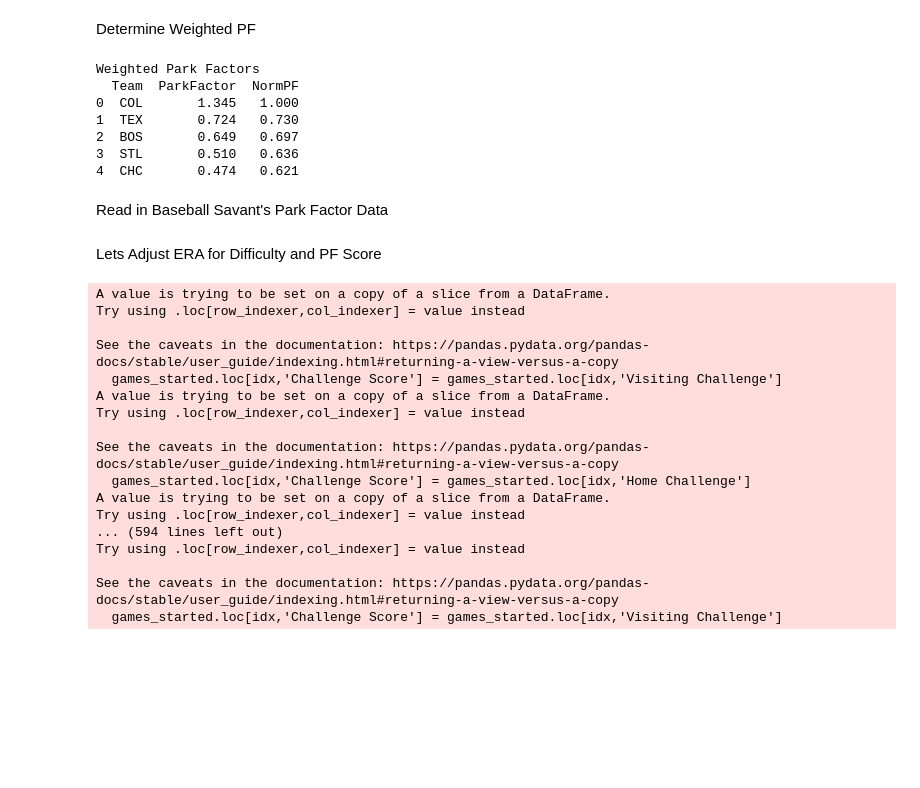
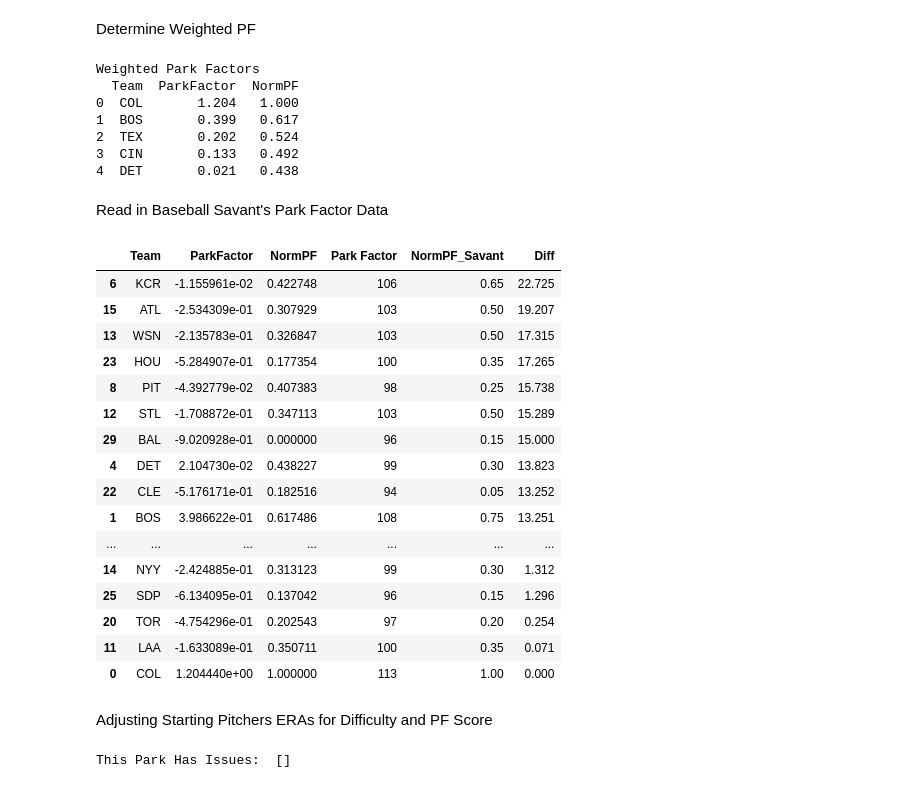
Before and after one commit to conorpwalsh4/LahmanAnalysis, a Jupyter notebook: ballpark_score.ipynb, the cells around one changed output. Cells and saved outputs as stored; diff of their text form; code cells hidden in the pictures; blank space fills up the shorter version.

```diff
--- a/ballpark_score.ipynb
+++ b/ballpark_score.ipynb
@@ -203,13 +221,13 @@ constant = coefficients[0]
 park_factors = []
 
 # Populate the park factor scores
-for team in team_data['Team']:
-    park_factor = coefficients[team_data.index[team_data['Team'] == team][0] * num_feats + 2]
+for team in current_teams['Team'][0:30]:
+    park_factor = coefficients[current_teams.index[current_teams['Team'] == team][0] * num_feats + 2]
     park_factors.append(park_factor)
 
 # Create a new DataFrame with teams and their corresponding park factor scores
 df_park_factors = pd.DataFrame({
-    'Team': team_data['Team'],
+    'Team': current_teams['Team'][0:30],
     'ParkFactor': park_factors
 }).sort_values(by='ParkFactor', ascending= False)
 
@@ -220,11 +238,11 @@ print(round(df_park_factors.sort_values(by='ParkFactor', ascending= False).head(
 # %% [output]
 Weighted Park Factors
   Team  ParkFactor  NormPF
-0  COL       1.345   1.000
-1  TEX       0.724   0.730
-2  BOS       0.649   0.697
-3  STL       0.510   0.636
-4  CHC       0.474   0.621
+0  COL       1.204   1.000
+1  BOS       0.399   0.617
+2  TEX       0.202   0.524
+3  CIN       0.133   0.492
+4  DET       0.021   0.438
 # %% [markdown]
 Read in Baseball Savant's Park Factor Data
 # %%
@@ -235,6 +253,24 @@ JoinPFs = pd.merge(df_park_factors, SavantPF, on='Team')
 JoinPFs = JoinPFs.drop(columns=['Rank'])
 JoinPFs['Diff'] = (abs(JoinPFs['NormPF'] - JoinPFs['NormPF_Savant'])*100).round(3)
 # %%
-JoinPFs.sort_values(by='ParkFactor', ascending=False)
+JoinPFs.sort_values(by='Diff', ascending=False)
+# %% [output]
+|  | Team | ParkFactor | NormPF | Park Factor | NormPF_Savant | Diff |
+| 6 | KCR | -1.155961e-02 | 0.422748 | 106 | 0.65 | 22.725 |
+| 15 | ATL | -2.534309e-01 | 0.307929 | 103 | 0.50 | 19.207 |
+| 13 | WSN | -2.135783e-01 | 0.326847 | 103 | 0.50 | 17.315 |
+| 23 | HOU | -5.284907e-01 | 0.177354 | 100 | 0.35 | 17.265 |
+| 8 | PIT | -4.392779e-02 | 0.407383 | 98 | 0.25 | 15.738 |
+| 12 | STL | -1.708872e-01 | 0.347113 | 103 | 0.50 | 15.289 |
+| 29 | BAL | -9.020928e-01 | 0.000000 | 96 | 0.15 | 15.000 |
+| 4 | DET | 2.104730e-02 | 0.438227 | 99 | 0.30 | 13.823 |
+| 22 | CLE | -5.176171e-01 | 0.182516 | 94 | 0.05 | 13.252 |
+| 1 | BOS | 3.986622e-01 | 0.617486 | 108 | 0.75 | 13.251 |
+| ... | ... | ... | ... | ... | ... | ... |
+| 14 | NYY | -2.424885e-01 | 0.313123 | 99 | 0.30 | 1.312 |
+| 25 | SDP | -6.134095e-01 | 0.137042 | 96 | 0.15 | 1.296 |
+| 20 | TOR | -4.754296e-01 | 0.202543 | 97 | 0.20 | 0.254 |
+| 11 | LAA | -1.633089e-01 | 0.350711 | 100 | 0.35 | 0.071 |
+| 0 | COL | 1.204440e+00 | 1.000000 | 113 | 1.00 | 0.000 |
 # %% [markdown]
-Lets Adjust ERA for Difficulty and PF Score
+Adjusting Starting Pitchers ERAs for Difficulty and PF Score
@@ -247,17 +284,26 @@ Names = []
 avg_diffs = []
 avg_norm_pf = []
 
+home_c_indx = gamelogs.shape[1] - 2
+vis_c_indx = gamelogs.shape[1] -1
+score_idx = gamelogs.shape[1]
+
+if 'Challenge Score' not in gamelogs:
+    gamelogs['Challenge Score'] = np.nan
+
 for pitcher in SPs['Full Name']:
     pf = []
-    games_started = gamelogs[(gamelogs['Home SP'] == pitcher) | (gamelogs['Visiting SP'] == pitcher)]
+    games_started = gamelogs[(gamelogs['Home SP'] == pitcher) | (gamelogs['Visiting SP'] == pitcher)].reset_index(drop=True)
     for idx, game in games_started.iterrows():
         if games_started.loc[idx,'Home SP'] == pitcher:
-            games_started.loc[idx,'Challenge Score'] = games_started.loc[idx,'Home Challenge']
+            games_started.iloc[idx,score_idx] = games_started.loc[idx,'Home Challenge']
         elif games_started.loc[idx,'Visiting SP'] == pitcher:
-            games_started.loc[idx,'Challenge Score'] = games_started.loc[idx,'Visiting Challenge']
+            games_started.iloc[idx,score_idx] = games_started.loc[idx,'Visiting Challenge']
         park_factor = df_park_factors['NormPF'][df_park_factors['Team'] == game['Home Team']].values
         if len(park_factor) > 0:
             pf.append(park_factor)
+        else:
+            print('This Park Has Issues: ',game['Home Team'])
     avg_diff = np.mean(games_started['Challenge Score'])
     avg_norm_pf.append(round(np.mean(pf),2))
     Names.append(pitcher)
@@ -266,24 +312,9 @@ for pitcher in SPs['Full Name']:
 Pitchers_2023 = pd.DataFrame({
 'Name': Names,
 'Avg Game Difficulty Score': avg_diffs,
-'2022ERA': SPs['ERA 2022'],
-'PF_Norm': avg_norm_pf
+'2022/2023ERA': round((SPs[['ERA 2022','ERA 2023']]).mean(axis = 1),2),
+'PF_Norm': avg_norm_pf,
+'ERA Delta' : SPs['ERA CHANGE YOY']
 }).sort_values(by='Avg Game Difficulty Score', ascending= False)
 # %% [output]
-A value is trying to be set on a copy of a slice from a DataFrame.
-Try using .loc[row_indexer,col_indexer] = value instead
-
-See the caveats in the documentation: https://pandas.pydata.org/pandas-docs/stable/user_guide/indexing.html#returning-a-view-versus-a-copy
-  games_started.loc[idx,'Challenge Score'] = games_started.loc[idx,'Visiting Challenge']
-A value is trying to be set on a copy of a slice from a DataFrame.
-Try using .loc[row_indexer,col_indexer] = value instead
-
-See the caveats in the documentation: https://pandas.pydata.org/pandas-docs/stable/user_guide/indexing.html#returning-a-view-versus-a-copy
-  games_started.loc[idx,'Challenge Score'] = games_started.loc[idx,'Home Challenge']
-A value is trying to be set on a copy of a slice from a DataFrame.
-Try using .loc[row_indexer,col_indexer] = value instead
-... (594 lines left out)
-Try using .loc[row_indexer,col_indexer] = value instead
-
-See the caveats in the documentation: https://pandas.pydata.org/pandas-docs/stable/user_guide/indexing.html#returning-a-view-versus-a-copy
-  games_started.loc[idx,'Challenge Score'] = games_started.loc[idx,'Visiting Challenge']
+This Park Has Issues:  []
```
Also changed, not shown: parts of 34 cells of this notebook, 3 other files.
